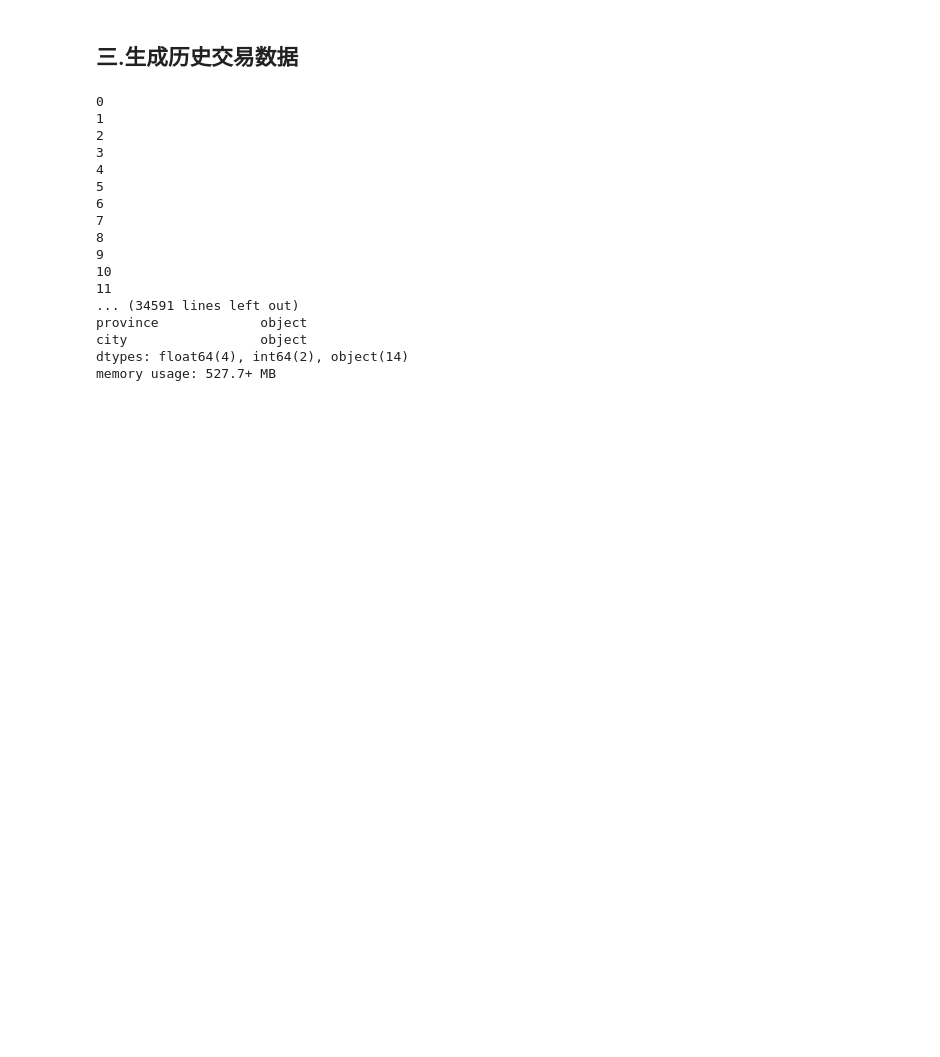
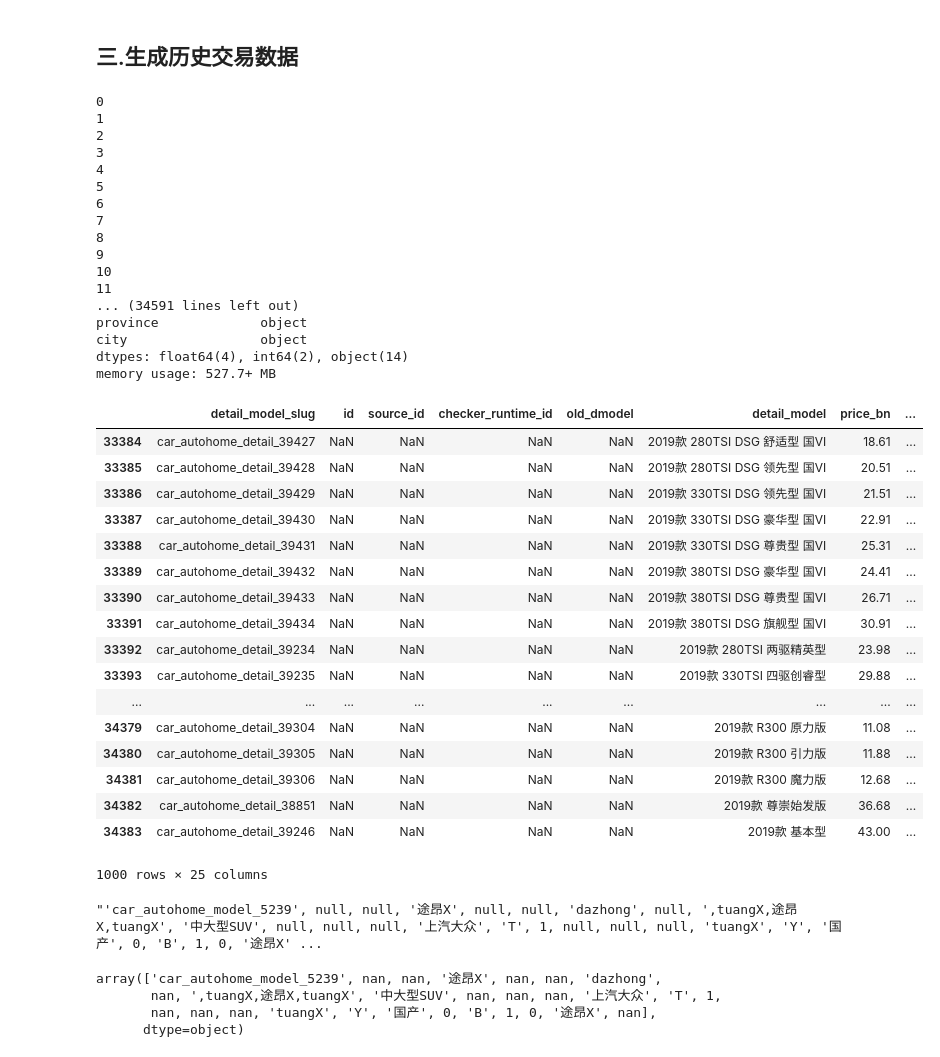
Before and after one commit to dj-lei/evaluation-predict, a Jupyter notebook: jupyter/add_new_detail_valuate.ipynb, the cells around one changed output. Saved outputs shown, nothing was run; the diff lists cells and outputs as text; code cells hidden in the pictures; blank space fills up the shorter version.

```diff
--- a/jupyter/add_new_detail_valuate.ipynb
+++ b/jupyter/add_new_detail_valuate.ipynb
@@ -228,0 +334,35 @@ memory usage: 527.7+ MB
+# %%
+data.loc[(data['id'].isnull()),:]
+# %% [output]
+|  | detail_model_slug | id | source_id | checker_runtime_id | old_dmodel | detail_model | price_bn | ... |
+| 33384 | car_autohome_detail_39427 | NaN | NaN | NaN | NaN | 2019款 280TSI DSG 舒适型 国VI | 18.61 | ... |
+| 33385 | car_autohome_detail_39428 | NaN | NaN | NaN | NaN | 2019款 280TSI DSG 领先型 国VI | 20.51 | ... |
+| 33386 | car_autohome_detail_39429 | NaN | NaN | NaN | NaN | 2019款 330TSI DSG 领先型 国VI | 21.51 | ... |
+| 33387 | car_autohome_detail_39430 | NaN | NaN | NaN | NaN | 2019款 330TSI DSG 豪华型 国VI | 22.91 | ... |
+| 33388 | car_autohome_detail_39431 | NaN | NaN | NaN | NaN | 2019款 330TSI DSG 尊贵型 国VI | 25.31 | ... |
+| 33389 | car_autohome_detail_39432 | NaN | NaN | NaN | NaN | 2019款 380TSI DSG 豪华型 国VI | 24.41 | ... |
+| 33390 | car_autohome_detail_39433 | NaN | NaN | NaN | NaN | 2019款 380TSI DSG 尊贵型 国VI | 26.71 | ... |
+| 33391 | car_autohome_detail_39434 | NaN | NaN | NaN | NaN | 2019款 380TSI DSG 旗舰型 国VI | 30.91 | ... |
+| 33392 | car_autohome_detail_39234 | NaN | NaN | NaN | NaN | 2019款 280TSI 两驱精英型 | 23.98 | ... |
+| 33393 | car_autohome_detail_39235 | NaN | NaN | NaN | NaN | 2019款 330TSI 四驱创睿型 | 29.88 | ... |
+| ... | ... | ... | ... | ... | ... | ... | ... | ... |
+| 34379 | car_autohome_detail_39304 | NaN | NaN | NaN | NaN | 2019款 R300 原力版 | 11.08 | ... |
+| 34380 | car_autohome_detail_39305 | NaN | NaN | NaN | NaN | 2019款 R300 引力版 | 11.88 | ... |
+| 34381 | car_autohome_detail_39306 | NaN | NaN | NaN | NaN | 2019款 R300 魔力版 | 12.68 | ... |
+| 34382 | car_autohome_detail_38851 | NaN | NaN | NaN | NaN | 2019款 尊崇始发版 | 36.68 | ... |
+| 34383 | car_autohome_detail_39246 | NaN | NaN | NaN | NaN | 2019款 基本型 | 43.00 | ... |
+1000 rows × 25 columns
+# %%
+value = str([v if str(v) != 'nan' else 'null' for v in list(data.loc[i, :].values)])
+value = value[1:len(value) - 1]
+value = re.sub(r'\'null\'', 'null', value)
+value
+# %% [output]
+"'car_autohome_model_5239', null, null, '途昂X', null, null, 'dazhong', null, ',tuangX,途昂X,tuangX', '中大型SUV', null, null, null, '上汽大众', 'T', 1, null, null, null, 'tuangX', 'Y', '国产', 0, 'B', 1, 0, '途昂X' ...
+# %%
+data.loc[i, :].values
+# %% [output]
+array(['car_autohome_model_5239', nan, nan, '途昂X', nan, nan, 'dazhong',
+       nan, ',tuangX,途昂X,tuangX', '中大型SUV', nan, nan, nan, '上汽大众', 'T', 1,
+       nan, nan, nan, 'tuangX', 'Y', '国产', 0, 'B', 1, 0, '途昂X', nan],
+      dtype=object)
```
Also changed, not shown: parts of 5 cells of this notebook, 11 other files.
